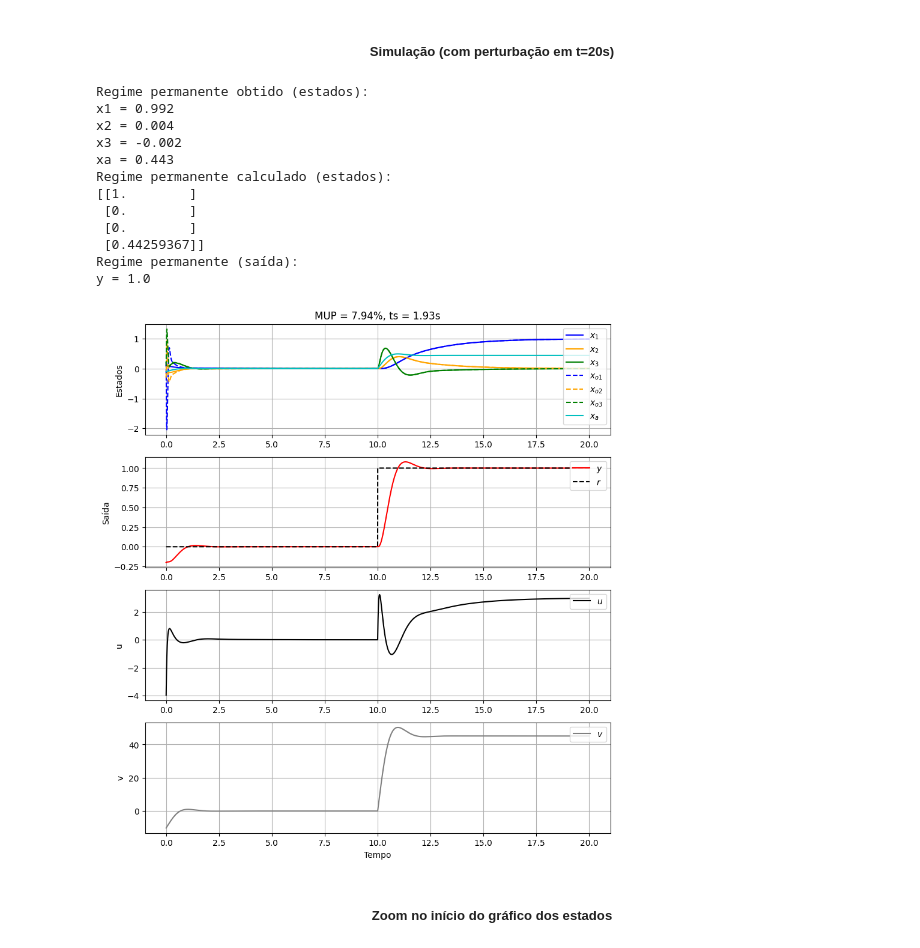
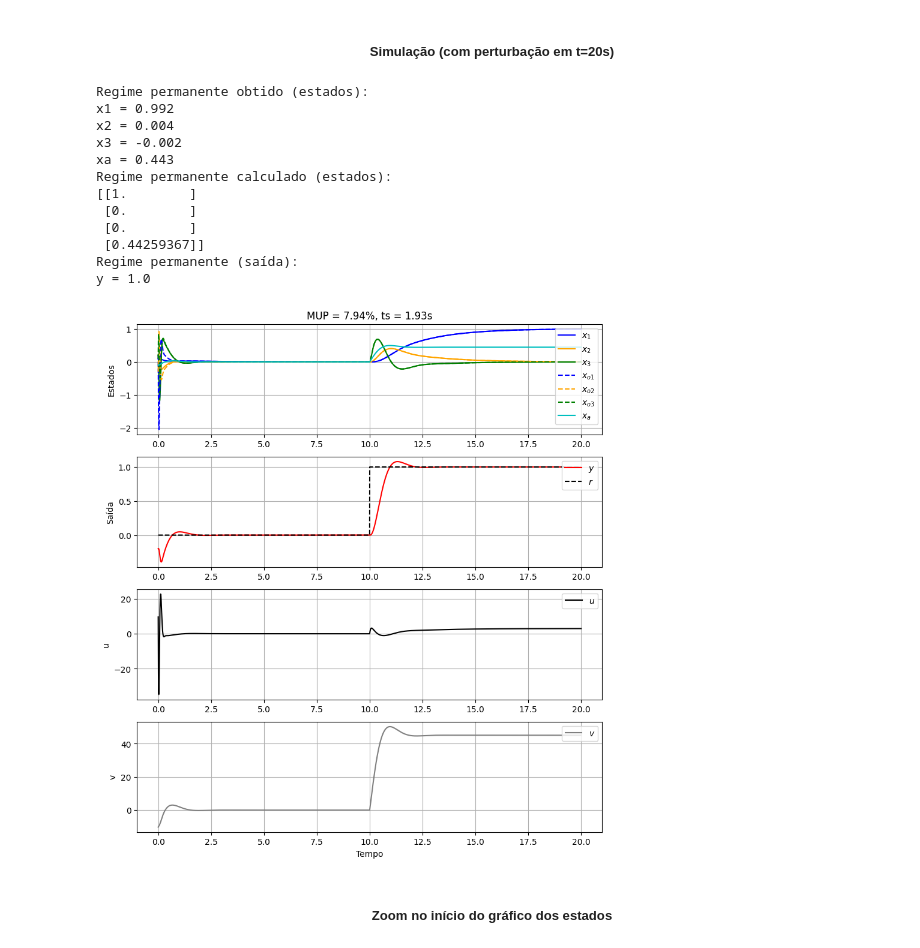
Before and after one commit to gabrielmedeirosduarte/Prova-TC, a Jupyter notebook: Prova_Espaco_Estados_Parte_3.ipynb, the cells around one changed output. Drawn from its saved outputs; the diff is of its cells as text; code cells hidden in the pictures.

```diff
--- a/Prova_Espaco_Estados_Parte_3.ipynb
+++ b/Prova_Espaco_Estados_Parte_3.ipynb
@@ -219,7 +219,7 @@ for i in range(len(time)):
 
     # Sinais de Controle
     v = Ka*xa
-    u = v - K@x
+    u = v - K@xo
     # Saída
     y = (C@x)[0][0]
     # Derivadas dos estados do sistema
@@ -296,34 +296,34 @@ plt.plot(time, y_vec, color='red', label='$y$')
 plt.plot(time, ref, color='black', label='$r$', linestyle='--')
 plt.ylabel('Saída')
 plt.legend(loc='upper right')
 plt.grid()
 
 plt.subplot(4, 1, 3)
 plt.plot(time, u_vec, color='black', label='$u$')
 plt.ylabel('u')
 plt.legend(loc='upper right')
 plt.grid()
 
 plt.subplot(4, 1, 4)
 plt.plot(time, v_vec, color='gray', label='$v$')
 plt.xlabel('Tempo')
 plt.ylabel('v')
 plt.legend(loc='upper right')
 plt.grid()
 # %% [output]
 Regime permanente obtido (estados):
 x1 = 0.992
 x2 = 0.004
 x3 = -0.002
 xa = 0.443
 Regime permanente calculado (estados):
 [[1.        ]
  [0.        ]
  [0.        ]
  [0.44259367]]
 Regime permanente (saída):
 y = 1.0
-[figure, old version]
+[figure, new version]
 # %% [markdown]
 ##### <h5 style="text-align: center;"> Zoom no início do gráfico dos estados
 # %%
```
Also changed, not shown: parts of 1 cell of this notebook.
